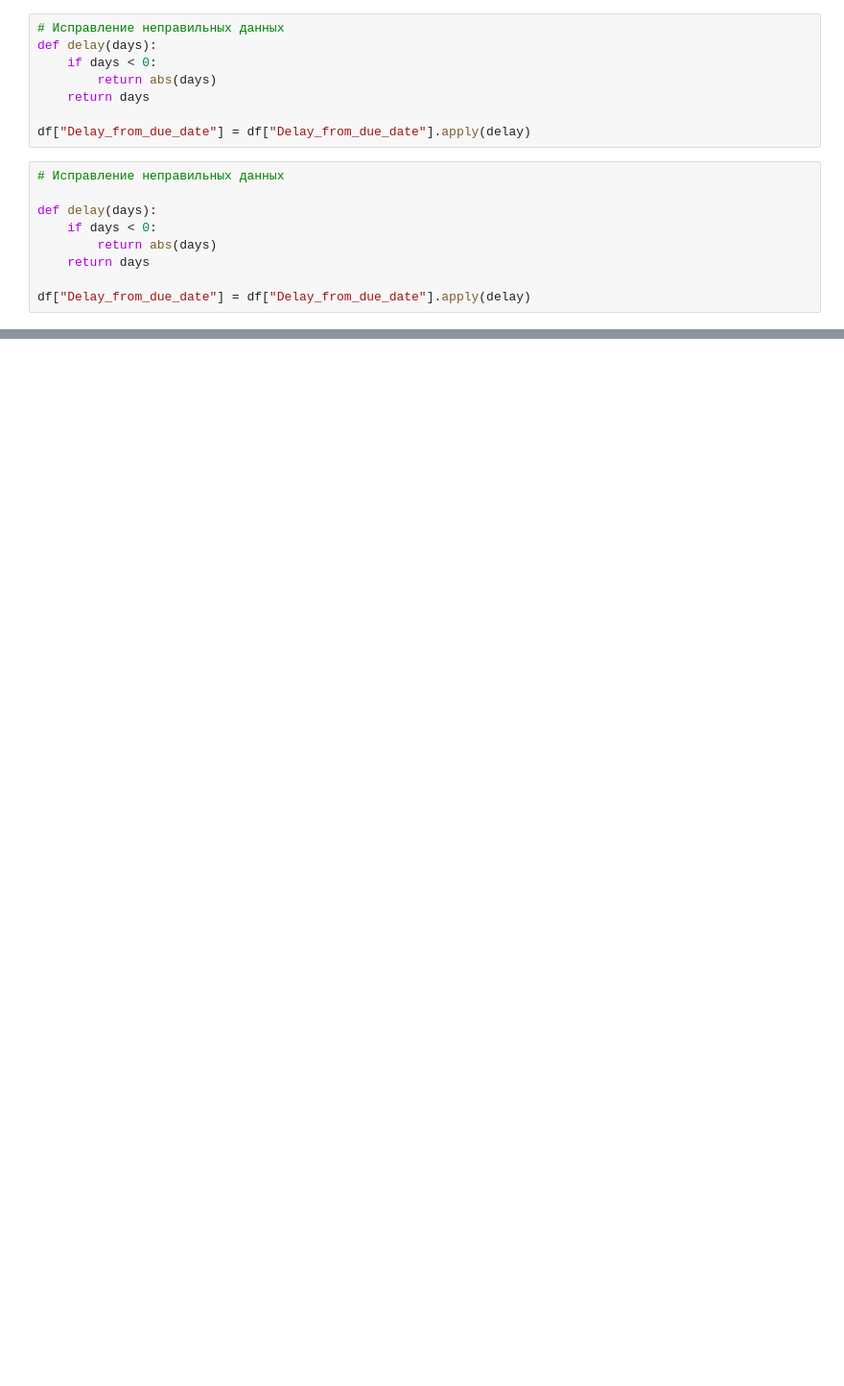
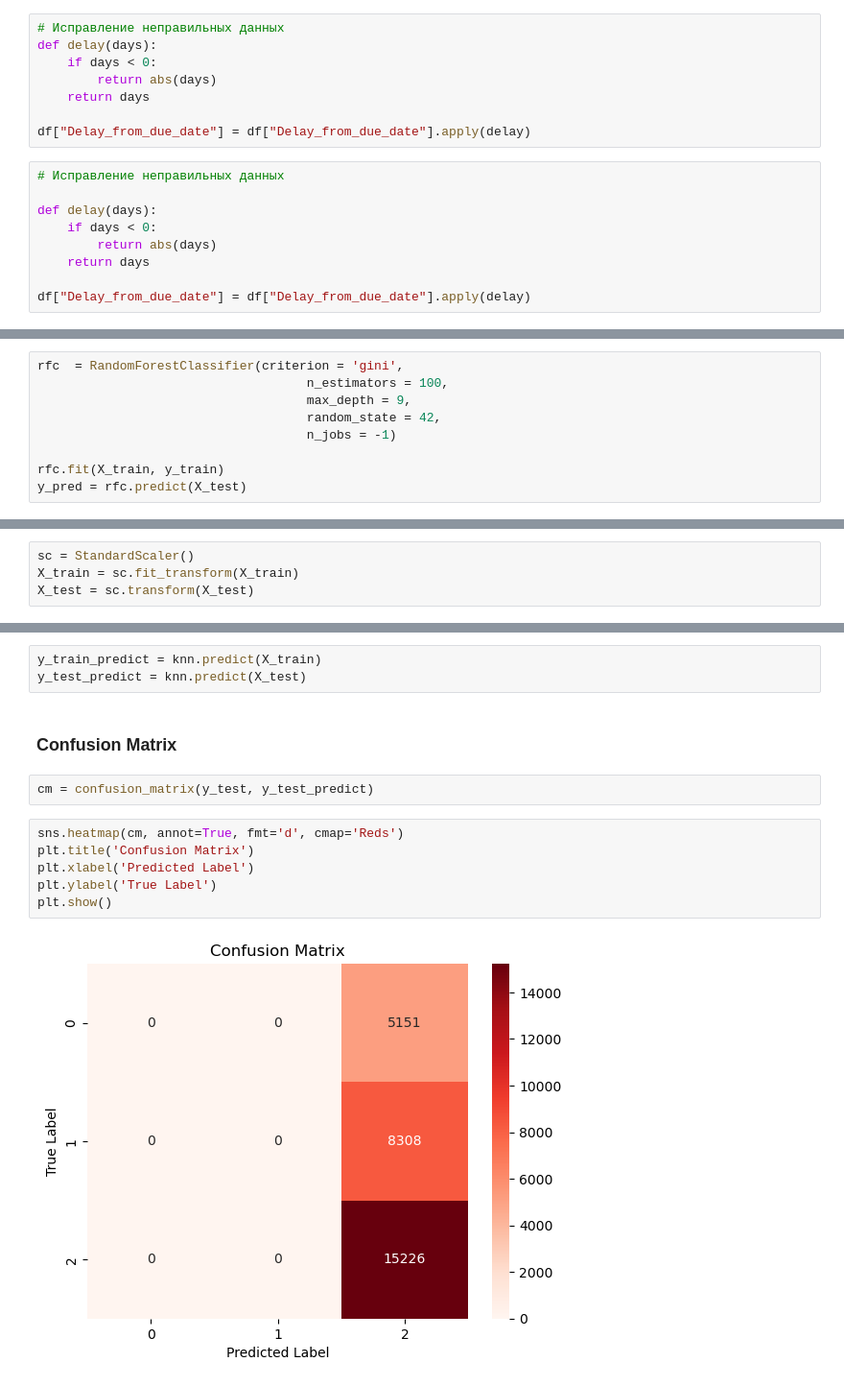
Before and after one commit to ProbablyNotBestUsername/mlabg, a Jupyter notebook: Credit Score Classification Secrets/Галикеев 1 вариант.ipynb, the cells around one changed output, grey strips where cells are left out. Shown: that part at 96% size. Drawn from its saved outputs; the diff is of its cells as text; blank space fills up the shorter version.

```diff
--- a/Credit Score Classification Secrets/Галикеев 1 вариант.ipynb
+++ b/Credit Score Classification Secrets/Галикеев 1 вариант.ipynb
@@ -299,0 +546,9 @@ df["Delay_from_due_date"] = df["Delay_from_due_date"].apply(delay)
+# %%
+rfc  = RandomForestClassifier(criterion = 'gini',
+                                    n_estimators = 100,
+                                    max_depth = 9,
+                                    random_state = 42,
+                                    n_jobs = -1)
+
+rfc.fit(X_train, y_train)
+y_pred = rfc.predict(X_test)
@@ -299,0 +571,4 @@ df["Delay_from_due_date"] = df["Delay_from_due_date"].apply(delay)
+# %%
+sc = StandardScaler()
+X_train = sc.fit_transform(X_train)
+X_test = sc.transform(X_test)
@@ -299,0 +615,15 @@ df["Delay_from_due_date"] = df["Delay_from_due_date"].apply(delay)
+# %%
+y_train_predict = knn.predict(X_train)
+y_test_predict = knn.predict(X_test)
+# %% [markdown]
+### Confusion Matrix
+# %%
+cm = confusion_matrix(y_test, y_test_predict)
+# %%
+sns.heatmap(cm, annot=True, fmt='d', cmap='Reds')
+plt.title('Confusion Matrix')
+plt.xlabel('Predicted Label')
+plt.ylabel('True Label')
+plt.show()
+# %% [output]
+[figure, added]
```
Also changed, not shown: parts of 62 cells of this notebook, 3 other files.
